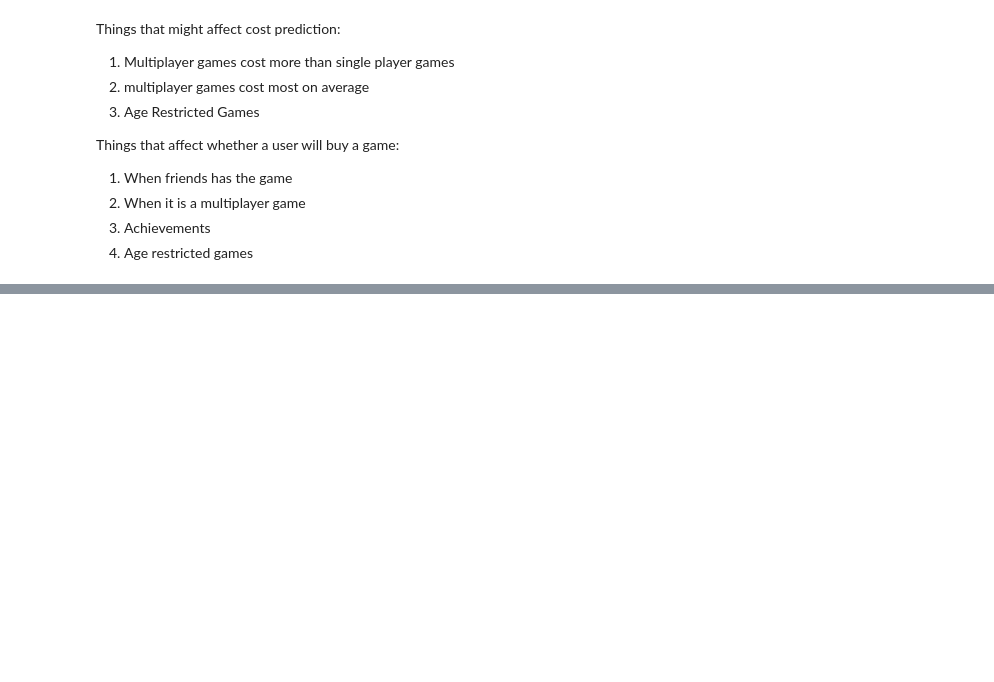
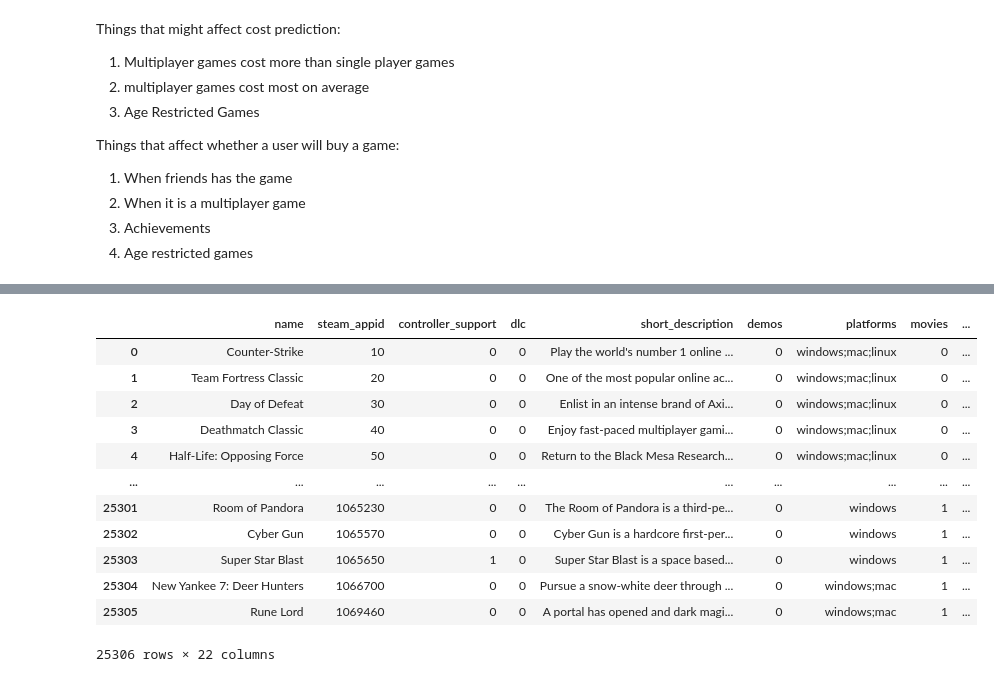
Before and after one commit to bryan9898/1015, a Jupyter notebook: Main/Main.ipynb, the cells around one changed output, grey strips where cells are left out. Drawn from its saved outputs; the diff is of its cells as text; code cells hidden in the pictures; blank space fills up the shorter version.

```diff
--- a/Main/Main.ipynb
+++ b/Main/Main.ipynb
@@ -484,0 +516,17 @@ Things that affect whether a user will buy a game:
+# %%
+gameData = pd.read_csv("../steamdata/steamdata_clean.csv")
+gameData
+# %% [output]
+|  | name | steam_appid | controller_support | dlc | short_description | demos | platforms | movies | ... |
+| 0 | Counter-Strike | 10 | 0 | 0 | Play the world's number 1 online ... | 0 | windows;mac;linux | 0 | ... |
+| 1 | Team Fortress Classic | 20 | 0 | 0 | One of the most popular online ac... | 0 | windows;mac;linux | 0 | ... |
+| 2 | Day of Defeat | 30 | 0 | 0 | Enlist in an intense brand of Axi... | 0 | windows;mac;linux | 0 | ... |
+| 3 | Deathmatch Classic | 40 | 0 | 0 | Enjoy fast-paced multiplayer gami... | 0 | windows;mac;linux | 0 | ... |
+| 4 | Half-Life: Opposing Force | 50 | 0 | 0 | Return to the Black Mesa Research... | 0 | windows;mac;linux | 0 | ... |
+| ... | ... | ... | ... | ... | ... | ... | ... | ... | ... |
+| 25301 | Room of Pandora | 1065230 | 0 | 0 | The Room of Pandora is a third-pe... | 0 | windows | 1 | ... |
+| 25302 | Cyber Gun | 1065570 | 0 | 0 | Cyber Gun is a hardcore first-per... | 0 | windows | 1 | ... |
+| 25303 | Super Star Blast | 1065650 | 1 | 0 | Super Star Blast is a space based... | 0 | windows | 1 | ... |
+| 25304 | New Yankee 7: Deer Hunters | 1066700 | 0 | 0 | Pursue a snow-white deer through ... | 0 | windows;mac | 1 | ... |
+| 25305 | Rune Lord | 1069460 | 0 | 0 | A portal has opened and dark magi... | 0 | windows;mac | 1 | ... |
+25306 rows × 22 columns
```
Also changed, not shown: parts of 2 cells of this notebook, 1 other file.
